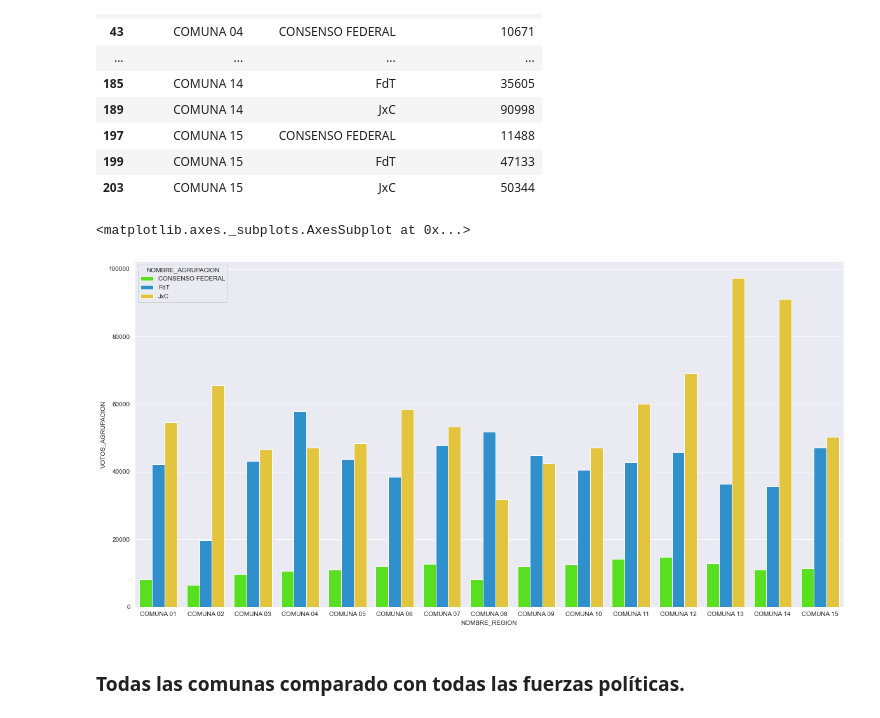
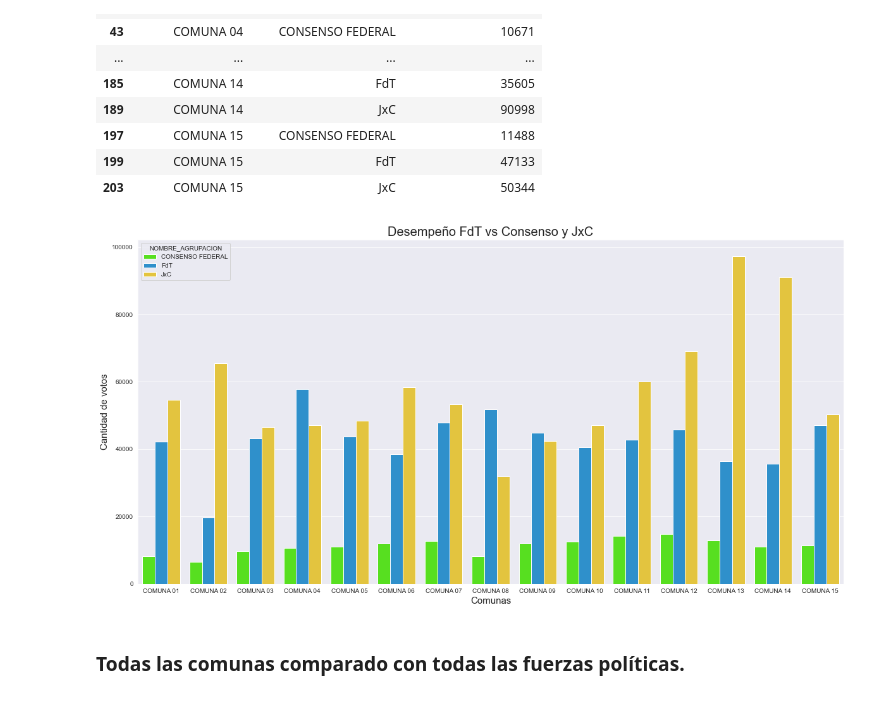
Before and after one commit to EmiKaczmarczyk/MET4OP, a Jupyter notebook: Examenes/TP2/PASO 2019.ipynb, the cells around one changed output. Cells and saved outputs as stored; diff of their text form; code cells hidden in the pictures.

```diff
--- a/Examenes/TP2/PASO 2019.ipynb
+++ b/Examenes/TP2/PASO 2019.ipynb
@@ -148,10 +151,13 @@ temp
 | 203 | COMUNA 15 | JxC | 50344 |
 # %%
 plt.figure(figsize=(20,10))
-sns.barplot(data=temp, x="NOMBRE_REGION", y="VOTOS_AGRUPACION", hue="NOMBRE_AGRUPACION", palette=["#49FF00", "#1597E5", "#FFD523"])
+figura3=sns.barplot(data=temp, x="NOMBRE_REGION", y="VOTOS_AGRUPACION", hue="NOMBRE_AGRUPACION", palette=["#49FF00", "#1597E5", "#FFD523"])
+figura3.set_xlabel('Comunas',fontsize=15)
+figura3.set_ylabel('Cantidad de votos',fontsize=15)
+plt.title('Desempeño FdT vs Consenso y JxC',fontsize=20)
+plt.show()
 # %% [output]
-<matplotlib.axes._subplots.AxesSubplot at 0x...>
-[figure, old version]
+[figure, new version]
 # %% [markdown]
 
 ### Todas las comunas comparado con todas las fuerzas políticas.
```
Also changed, not shown: parts of 1 cell of this notebook.
